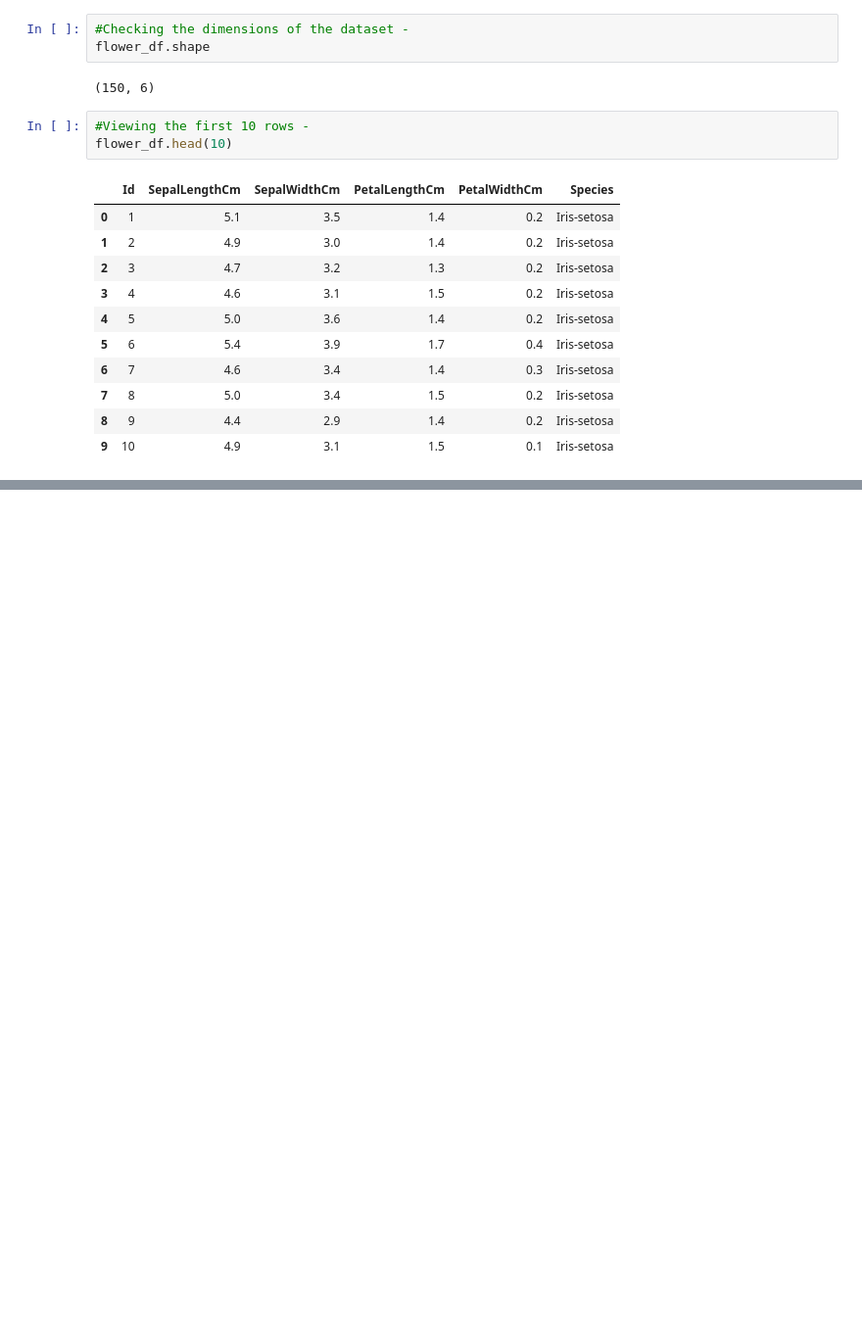
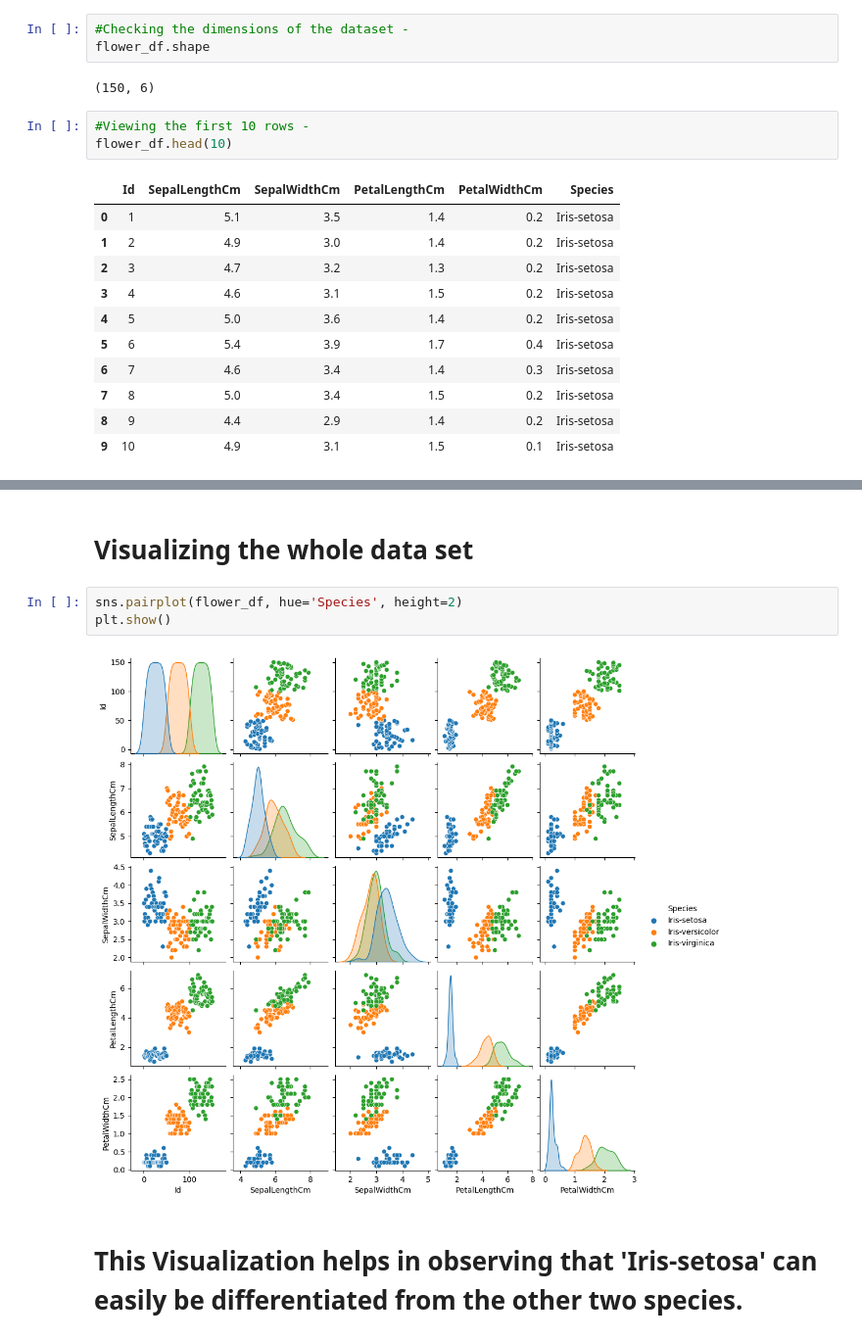
Before and after one commit to Sankalpmahanta/OIBSIP-Oasisinfobyte, a Jupyter notebook: OIBSIP_TASK_1_IRIS_FLOWER_CLASSIFICATION_.ipynb, the cells around one changed output, grey strips where cells are left out. Shown: that part at 98% size. Cells and saved outputs as stored; diff of their text form; blank space fills up the shorter version.

```diff
--- a/OIBSIP_TASK_1_IRIS_FLOWER_CLASSIFICATION_.ipynb
+++ b/OIBSIP_TASK_1_IRIS_FLOWER_CLASSIFICATION_.ipynb
@@ -54,0 +128,9 @@ flower_df.head(10)
+# %% [markdown]
+# **Visualizing the whole data set**
+# %%
+sns.pairplot(flower_df, hue='Species', height=2)
+plt.show()
+# %% [output]
+[figure, added]
+# %% [markdown]
+# **This Visualization helps in observing that 'Iris-setosa' can easily be differentiated from the other two species.**
```
Also changed, not shown: parts of 13 cells of this notebook.
